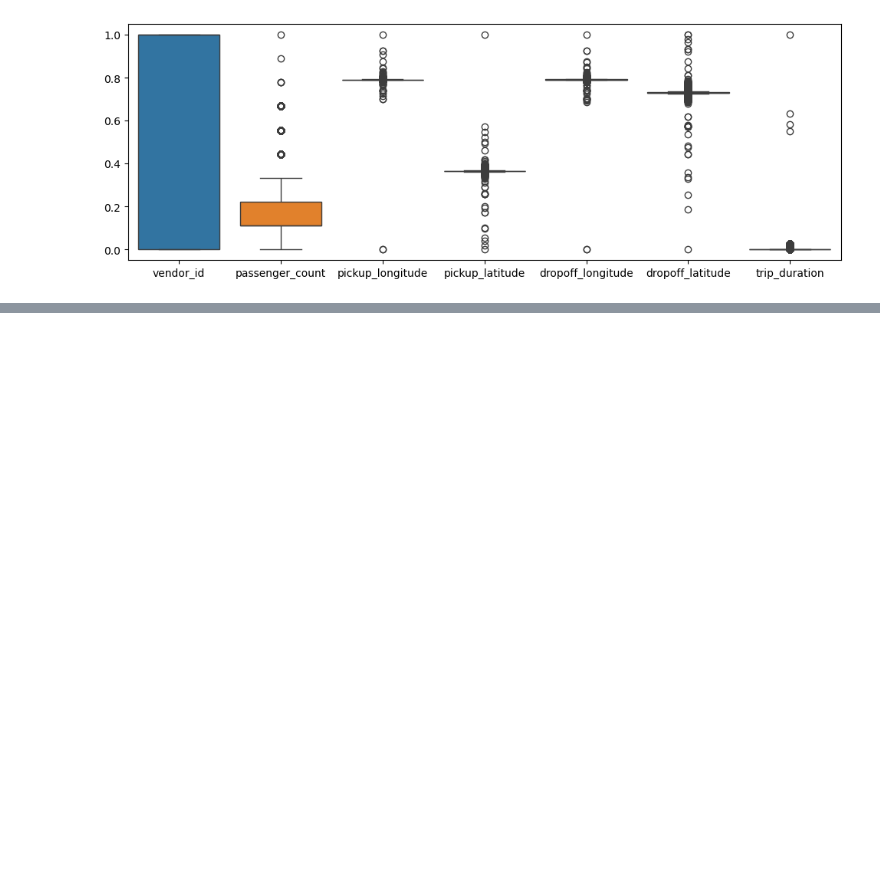
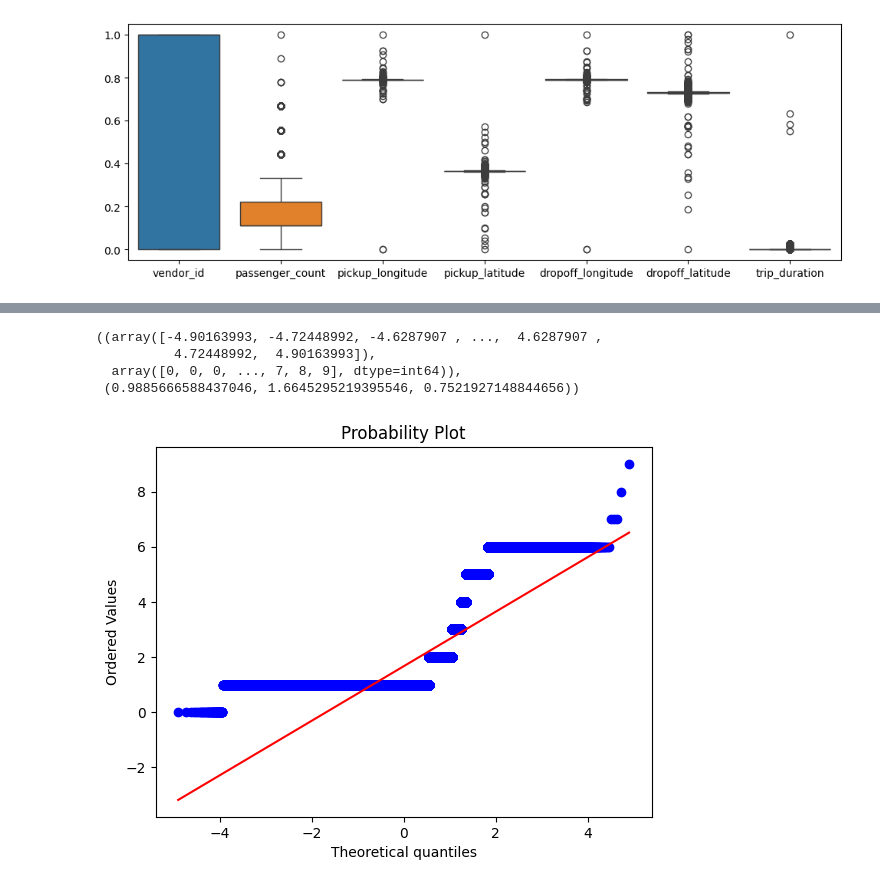
Before and after one commit to Chriishero/Programmation, a Jupyter notebook: Python/Intelligence Artificielle/Projet/New York City Taxi Trip Duration (Kaggle)/analysis.ipynb, the cells around one changed output, grey strips where cells are left out. Drawn from its saved outputs; the diff is of its cells as text; code cells hidden in the pictures; blank space fills up the shorter version.

```diff
--- a/Python/Intelligence Artificielle/Projet/New York City Taxi Trip Duration (Kaggle)/analysis.ipynb
+++ b/Python/Intelligence Artificielle/Projet/New York City Taxi Trip Duration (Kaggle)/analysis.ipynb
@@ -177,0 +201,8 @@ sns.boxplot(data=scaled_df)
+# %%
+stats.probplot(df["passenger_count"], dist="norm", plot=plt)
+# %% [output]
+((array([-4.90163993, -4.72448992, -4.6287907 , ...,  4.6287907 ,
+          4.72448992,  4.90163993]),
+  array([0, 0, 0, ..., 7, 8, 9], dtype=int64)),
+ (0.9885666588437046, 1.6645295219395546, 0.7521927148844656))
+[figure, added]
```
Also changed, not shown: parts of 4 cells of this notebook, 1 other file.
